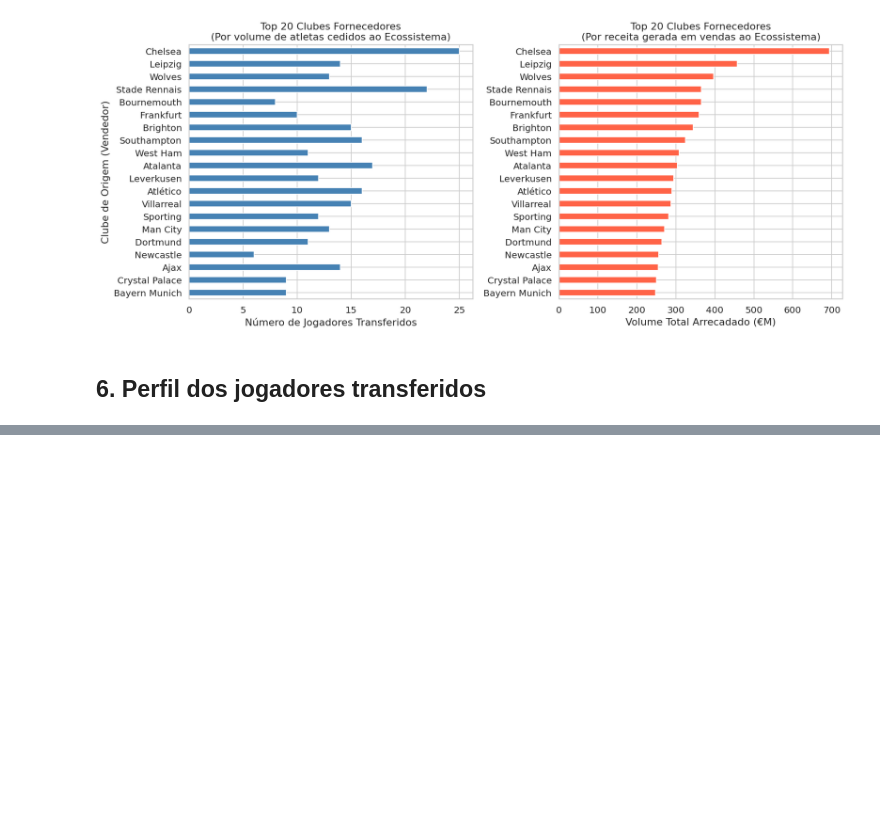
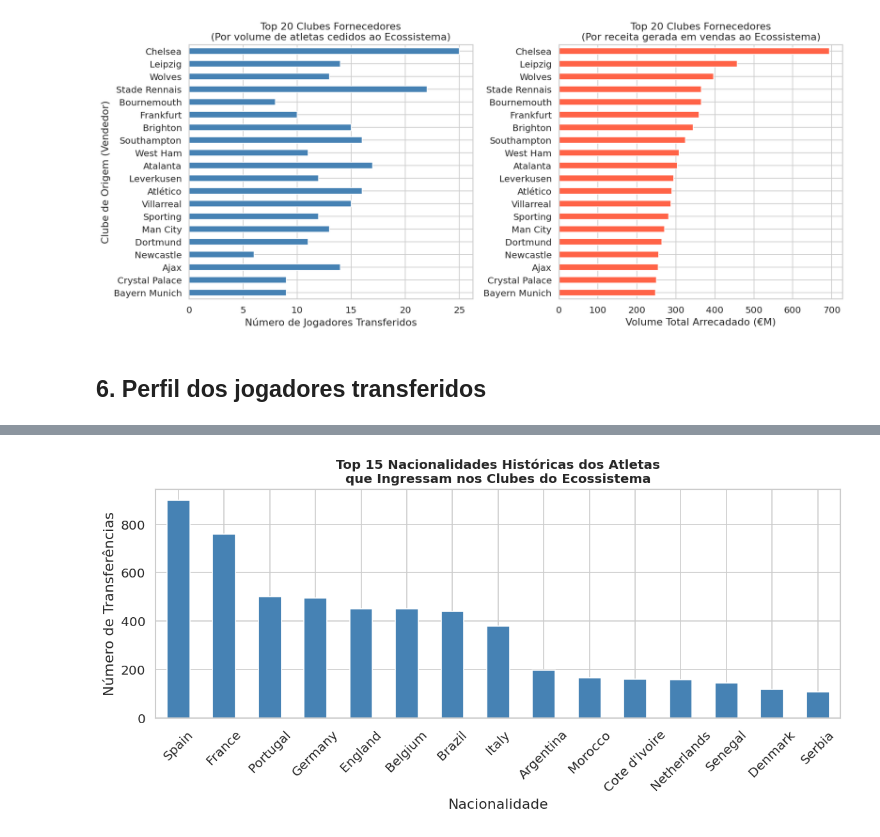
Before and after one commit to leticia-ribeirom/TP-CDAF, a Jupyter notebook: notebooks/exploratory_analysis.ipynb, the cells around one changed output, grey strips where cells are left out. Saved outputs shown, nothing was run; the diff lists cells and outputs as text; code cells hidden in the pictures; blank space fills up the shorter version.

Commit message:
perfil dos jogadores transferidos

```diff
--- a/notebooks/exploratory_analysis.ipynb
+++ b/notebooks/exploratory_analysis.ipynb
@@ -864,0 +939,16 @@ plt.show()
+# %%
+internal_clubs_list = list(df_clubs['club_name'].unique())
+df_internal_inputs = df_transfers[df_transfers['buyer'].isin(internal_clubs_list)].copy()
+nat_counts = df_internal_inputs['nationality'].value_counts().head(15)
+
+fig, ax = plt.subplots(figsize=(10, 5))
+nat_counts.plot(kind='bar', ax=ax, color='steelblue', edgecolor='white')
+ax.set_xlabel('Nacionalidade')
+ax.set_ylabel('Número de Transferências')
+ax.set_title('Top 15 Nacionalidades Históricas dos Atletas\nque Ingressam nos Clubes do Ecossistema', fontsize=12, fontweight='bold')
+ax.tick_params(axis='x', rotation=45)
+
+plt.tight_layout()
+plt.show()
+# %% [output]
+[figure, added]
```
Also changed, not shown: parts of 2 cells of this notebook.
